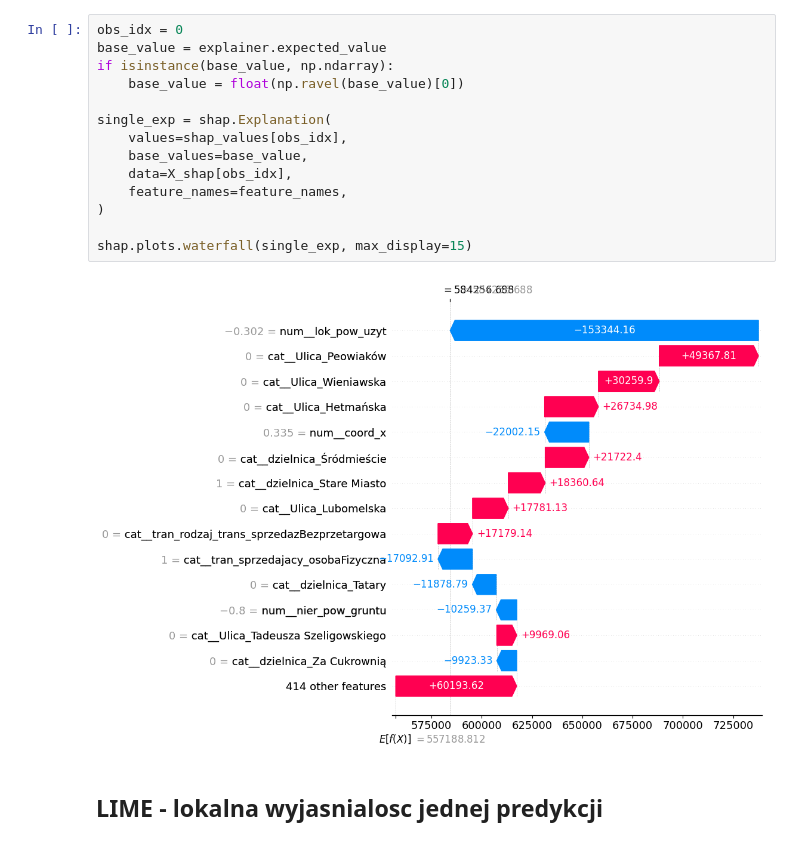
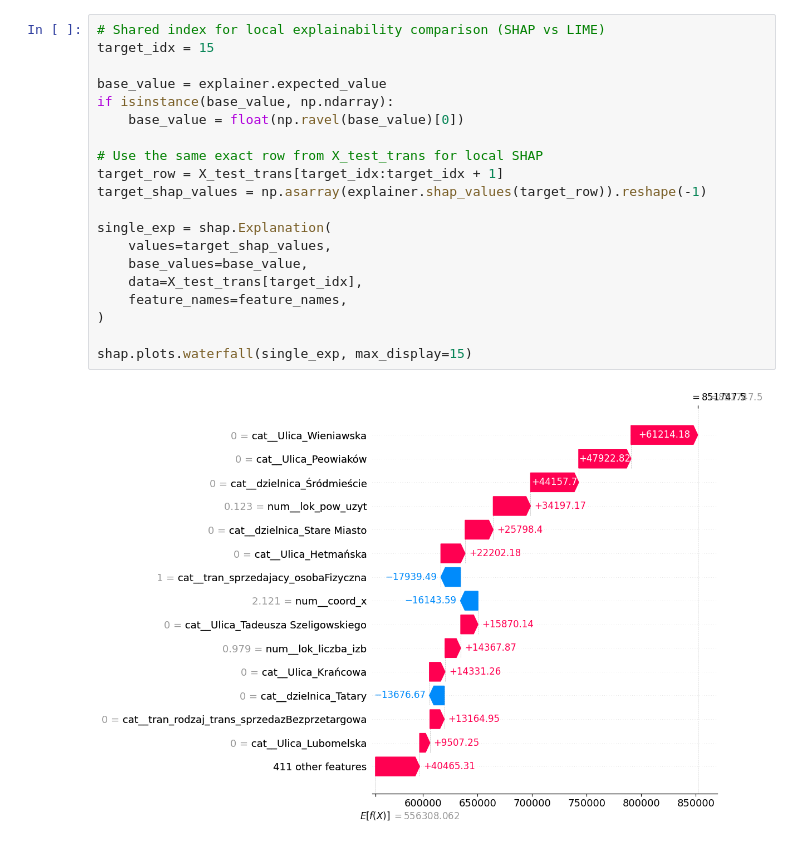
Before and after one commit to dron-mjk/LublinRCN, a Jupyter notebook: model_explainability.ipynb, the cells around one changed output. Cells and saved outputs as stored; diff of their text form.

Commit message:
plot and table desription

```diff
--- a/model_explainability.ipynb
+++ b/model_explainability.ipynb
@@ -143,18 +139,22 @@ display(shap_importance_df.head(20))
 # %%
-obs_idx = 0
+# Shared index for local explainability comparison (SHAP vs LIME)
+target_idx = 15
+
 base_value = explainer.expected_value
 if isinstance(base_value, np.ndarray):
     base_value = float(np.ravel(base_value)[0])
 
+# Use the same exact row from X_test_trans for local SHAP
+target_row = X_test_trans[target_idx:target_idx + 1]
+target_shap_values = np.asarray(explainer.shap_values(target_row)).reshape(-1)
+
 single_exp = shap.Explanation(
-    values=shap_values[obs_idx],
+    values=target_shap_values,
     base_values=base_value,
-    data=X_shap[obs_idx],
+    data=X_test_trans[target_idx],
     feature_names=feature_names,
 )
 
 shap.plots.waterfall(single_exp, max_display=15)
 # %% [output]
-[figure, old version]
+[figure, new version]
-# %% [markdown]
-## LIME - lokalna wyjasnialosc jednej predykcji
```
Also changed, not shown: parts of 16 cells of this notebook, 5 other files.
